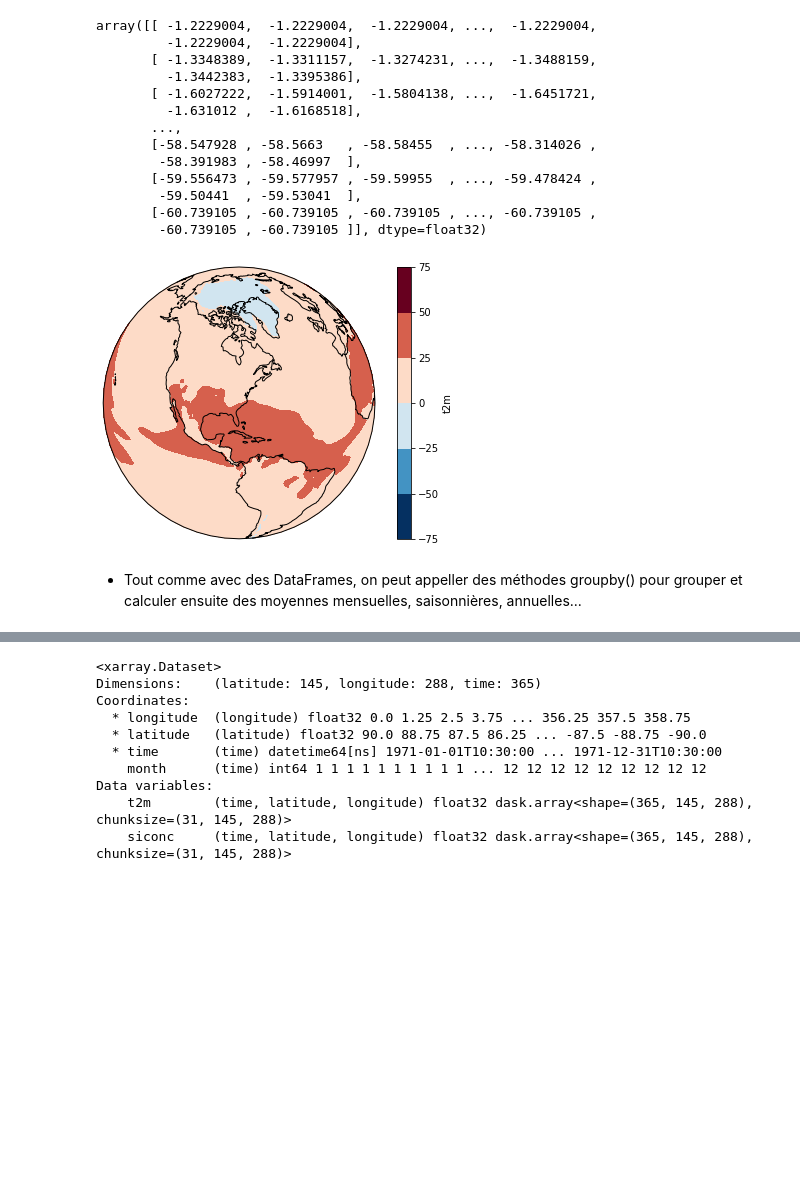
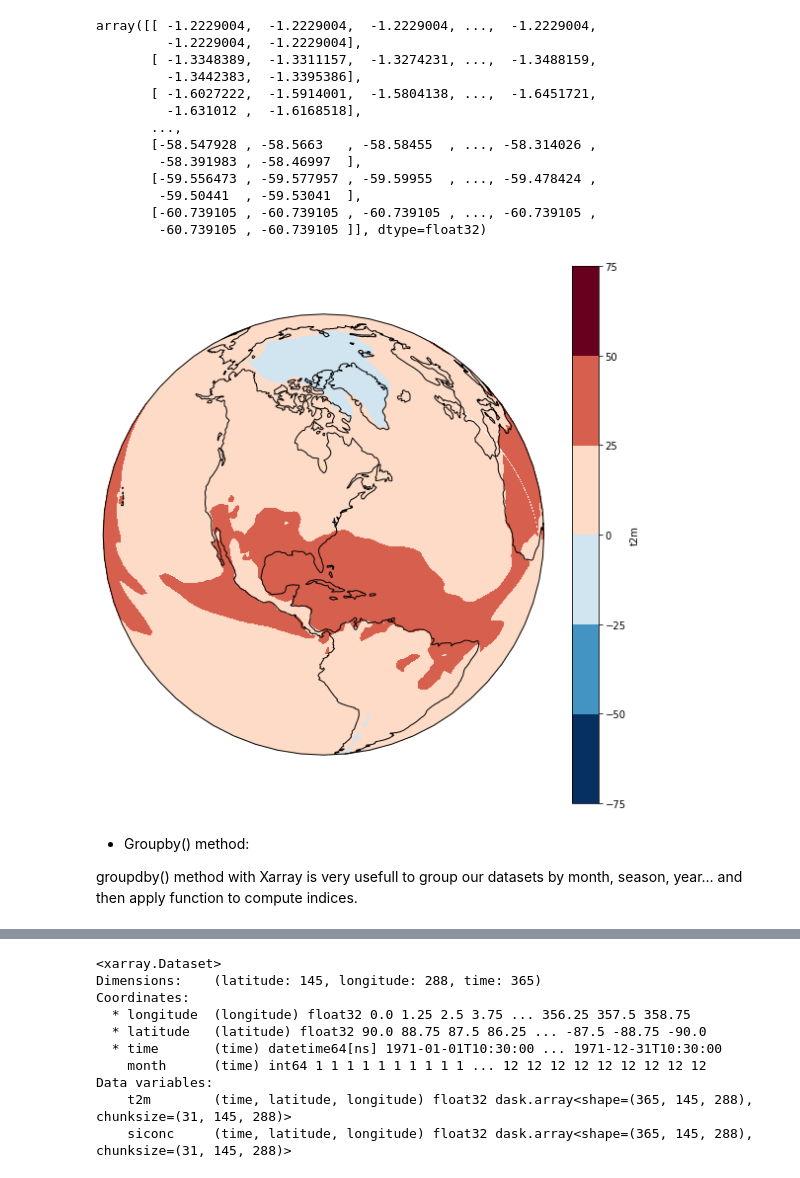
Before and after one commit to guimeto/Python_Training_September, a Jupyter notebook: Part2/4-Tutoriel_Xarray.ipynb, the cells around one changed output, grey strips where cells are left out. Cells and saved outputs as stored; diff of their text form; code cells hidden in the pictures; blank space fills up the shorter version.

```diff
--- a/Part2/4-Tutoriel_Xarray.ipynb
+++ b/Part2/4-Tutoriel_Xarray.ipynb
@@ -285,10 +310,13 @@ array([[ -1.2229004,  -1.2229004,  -1.2229004, ...,  -1.2229004,
        [-60.739105 , -60.739105 , -60.739105 , ..., -60.739105 ,
         -60.739105 , -60.739105 ]], dtype=float32)
 # %%
+fig=plt.figure(figsize=(10,10), frameon=True)
 ax = plt.axes(projection=ccrs.Orthographic(-80, 35))
 centigrade.plot.contourf(ax=ax, transform=ccrs.PlateCarree());
 ax.set_global(); ax.coastlines();
 # %% [output]
-[figure, old version]
+[figure, new version]
-# %% [markdown]
-- Tout comme avec des DataFrames, on peut appeller des méthodes groupby() pour grouper et calculer ensuite des moyennes mensuelles, saisonnières, annuelles...
+# %% [markdown]
+- Groupby() method:
+
+groupdby() method with Xarray is very usefull to group our datasets by month, season, year... and then apply function to compute indices.
```
Also changed, not shown: parts of 79 cells of this notebook, 24 other files.
